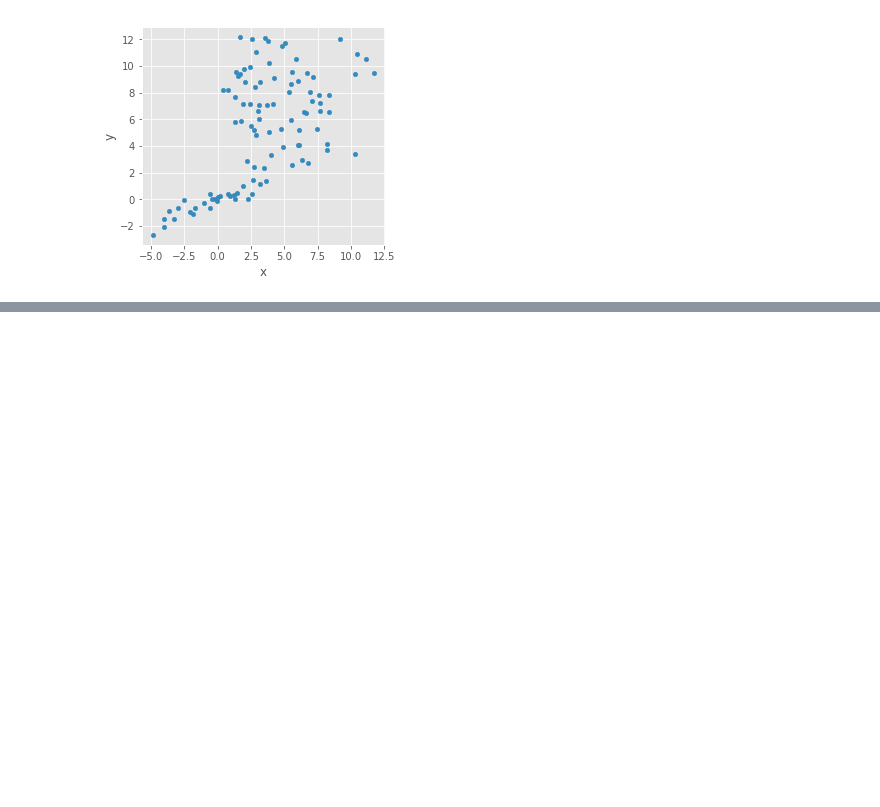
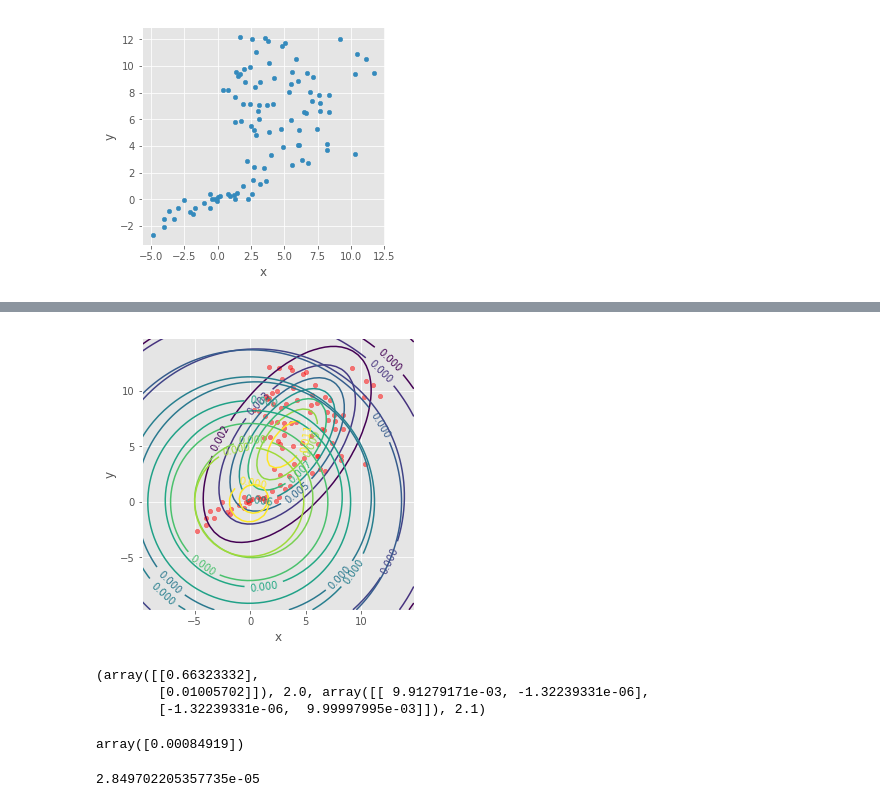
Before and after one commit to kazufusa/til, a Jupyter notebook: 20180826_Lin_2013/readme.ipynb, the cells around one changed output, grey strips where cells are left out. Drawn from its saved outputs; the diff is of its cells as text; code cells hidden in the pictures; blank space fills up the shorter version.

```diff
--- a/20180826_Lin_2013/readme.ipynb
+++ b/20180826_Lin_2013/readme.ipynb
@@ -579,0 +610,19 @@ X.plot(kind='scatter', x='x', y='y', ax=ax, color='red', alpha=0.5).set_aspect('
+# %%
+plot(X)
+# %% [output]
+[figure, added]
+# %%
+eq16_1(x[:,0:1], np.array([[1.]]), 0, 0, m_0, beta_0, nu_0, W_0)
+# %% [output]
+(array([[0.66323332],
+        [0.01005702]]), 2.0, array([[ 9.91279171e-03, -1.32239331e-06],
+        [-1.32239331e-06,  9.99997995e-03]]), 2.1)
+# %%
+_mu_k, _beta_k, _W_k, _nu_k = eq16_2(x[:,1:2], np.array([[1.]]), 0, 0, m_0, beta_0, nu_0, W_0)
+eq15_1(1, D, x[:,1:2], _mu_k, _beta_k, _nu_k, _W_k)
+# %% [output]
+array([0.00084919])
+# %%
+eq15_2(1, D, x[:,1:2], m_0, beta_0, nu_0, W_0)
+# %% [output]
+2.849702205357735e-05
```
Also changed, not shown: parts of 5 cells of this notebook.
